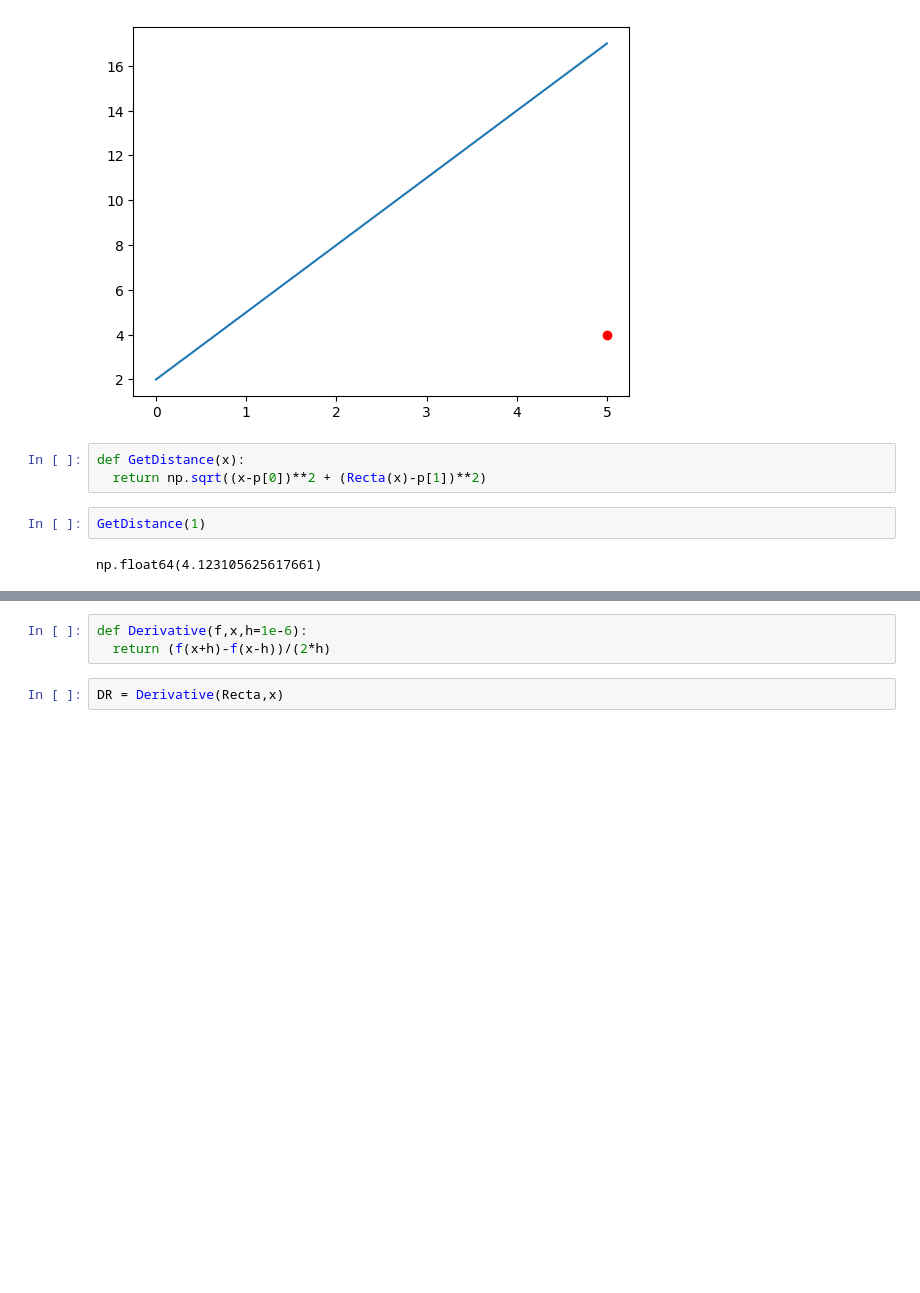
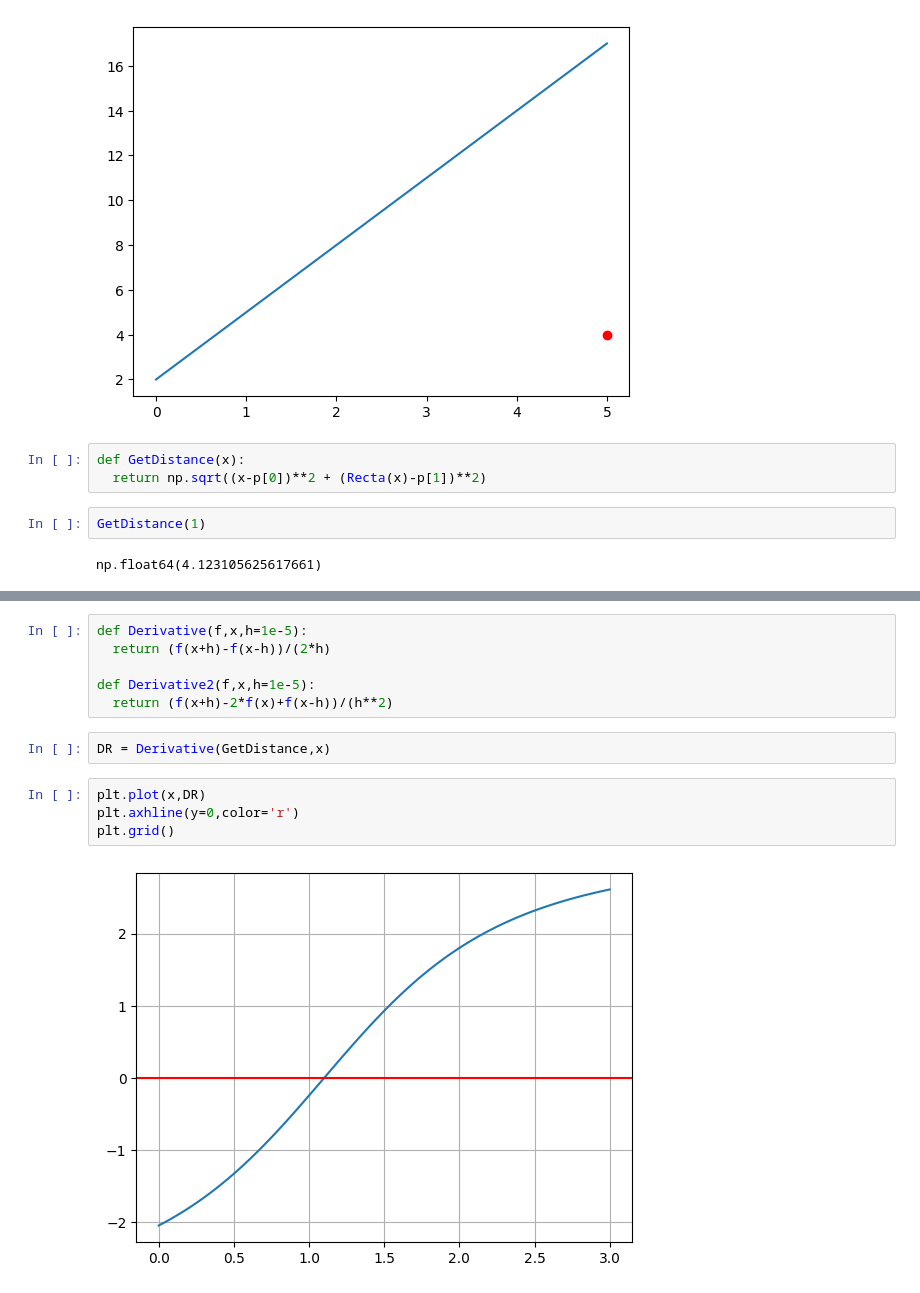
Before and after one commit to asegura4488/MetodosComputacionalesI2025, a Jupyter notebook: Semana3/Raices1.ipynb, the cells around one changed output, grey strips where cells are left out. Cells and saved outputs as stored; diff of their text form; blank space fills up the shorter version.

```diff
--- a/Semana3/Raices1.ipynb
+++ b/Semana3/Raices1.ipynb
@@ -32,5 +32,14 @@ plt.scatter(x,d)
 # %%
-def Derivative(f,x,h=1e-6):
+def Derivative(f,x,h=1e-5):
   return (f(x+h)-f(x-h))/(2*h)
+
+def Derivative2(f,x,h=1e-5):
+  return (f(x+h)-2*f(x)+f(x-h))/(h**2)
 # %%
-DR = Derivative(Recta,x)
+DR = Derivative(GetDistance,x)
+# %%
+plt.plot(x,DR)
+plt.axhline(y=0,color='r')
+plt.grid()
+# %% [output]
+[figure, added]
```
Also changed, not shown: parts of 7 cells of this notebook.
